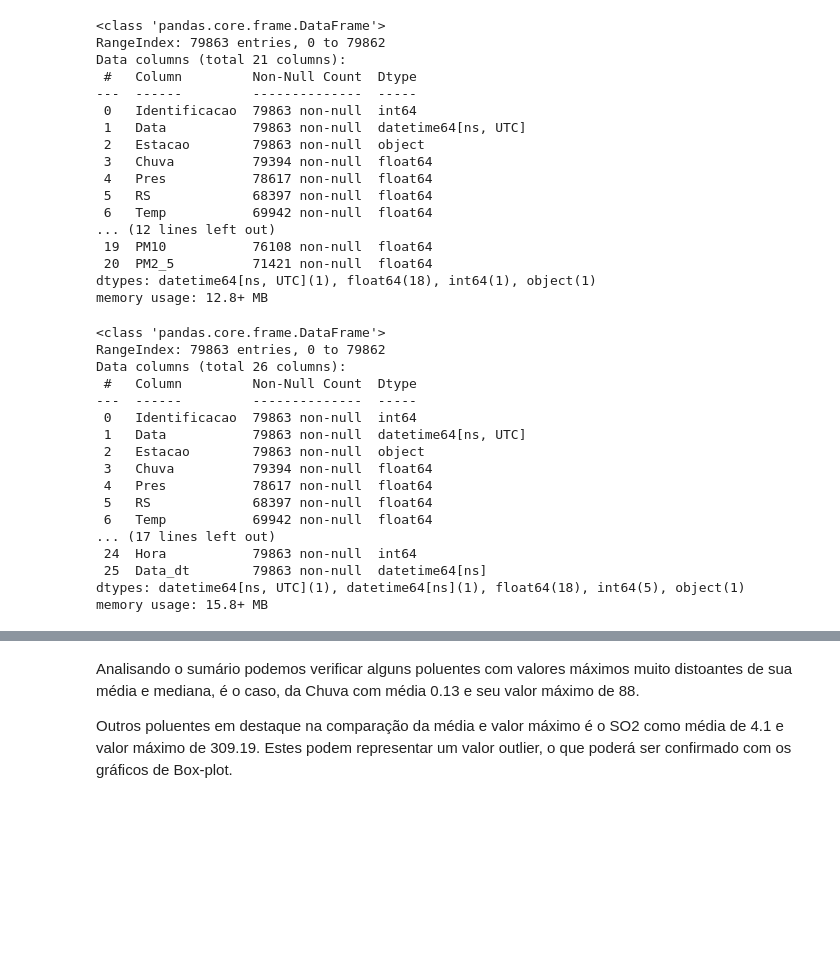
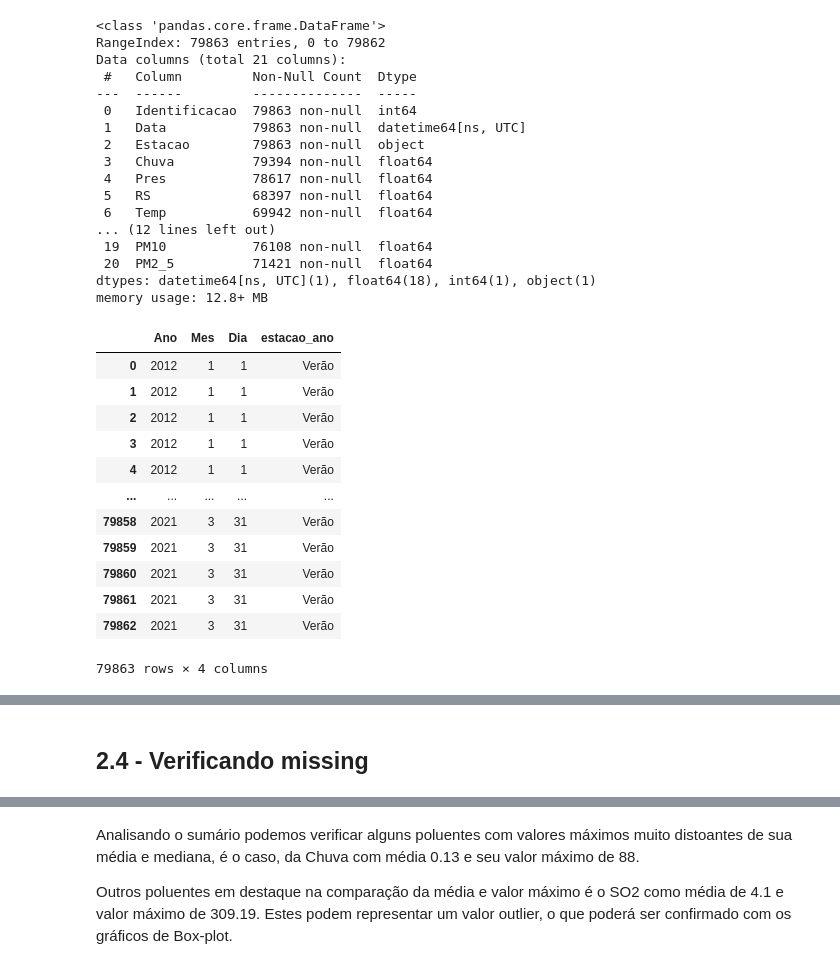
Before and after one commit to Luciahelenasantos/POS_GRADUACAO_PUC, a Jupyter notebook: MVP/Projeto_Split1a.ipynb, the cells around one changed output, grey strips where cells are left out. Saved outputs shown, nothing was run; the diff lists cells and outputs as text; code cells hidden in the pictures; blank space fills up the shorter version.

```diff
--- a/MVP/Projeto_Split1a.ipynb
+++ b/MVP/Projeto_Split1a.ipynb
@@ -137,26 +143,6 @@ dadoarIR['Dia'] = dadoarIR['Data'].dt.day
 dadoarIR['Hora'] = dadoarIR['Data'].dt.hour
 dadoarIR['Data_dt'] = dadoarIR['Data'].dt.date
 dadoarIR['Data_dt'] = pd.to_datetime(dadoarIR['Data_dt'])
-# %%
-dadoarIR.info()
-# %% [output]
-<class 'pandas.core.frame.DataFrame'>
-RangeIndex: 79863 entries, 0 to 79862
-Data columns (total 26 columns):
- #   Column         Non-Null Count  Dtype
----  ------         --------------  -----
- 0   Identificacao  79863 non-null  int64
- 1   Data           79863 non-null  datetime64[ns, UTC]
- 2   Estacao        79863 non-null  object
- 3   Chuva          79394 non-null  float64
- 4   Pres           78617 non-null  float64
- 5   RS             68397 non-null  float64
- 6   Temp           69942 non-null  float64
-... (17 lines left out)
- 24  Hora           79863 non-null  int64
- 25  Data_dt        79863 non-null  datetime64[ns]
-dtypes: datetime64[ns, UTC](1), datetime64[ns](1), float64(18), int64(5), object(1)
-memory usage: 15.8+ MB
 # %%
 # Função que cria variável "estacao_ano" para identificar as estações climáticas
 
@@ -174,6 +160,23 @@ def calcula_estacao_ano(dt):
     return "Verão"
 
 dadoarIR["estacao_ano"] = dadoarIR["Data"].apply(calcula_estacao_ano)
+# %%
+verifica_estacao_ano = dadoarIR[['Ano','Mes','Dia','estacao_ano']]
+verifica_estacao_ano
+# %% [output]
+|  | Ano | Mes | Dia | estacao_ano |
+| 0 | 2012 | 1 | 1 | Verão |
+| 1 | 2012 | 1 | 1 | Verão |
+| 2 | 2012 | 1 | 1 | Verão |
+| 3 | 2012 | 1 | 1 | Verão |
+| 4 | 2012 | 1 | 1 | Verão |
+| ... | ... | ... | ... | ... |
+| 79858 | 2021 | 3 | 31 | Verão |
+| 79859 | 2021 | 3 | 31 | Verão |
+| 79860 | 2021 | 3 | 31 | Verão |
+| 79861 | 2021 | 3 | 31 | Verão |
+| 79862 | 2021 | 3 | 31 | Verão |
+79863 rows × 4 columns
 # %%
 # Função que cria variável "periodo_dia" para identificar manhã, tarde ou noite
 
@@ -207,3 +210,5 @@ dadoarIR
 | 79861 | 642176 | 2021-03-31 22:30:00+00:00 | IR | 1.8 | 1010.33 | 6.00 | 25.80 | 71.95 | 299.17 | 1.15 | ... |
 | 79862 | 642177 | 2021-03-31 23:30:00+00:00 | IR | 0.2 | 1010.15 | 7.00 | 23.40 | 97.57 | 308.17 | 1.23 | ... |
 79863 rows × 28 columns
+# %% [markdown]
+## 2.4 - Verificando missing
```
Also changed, not shown: parts of 12 cells of this notebook.
